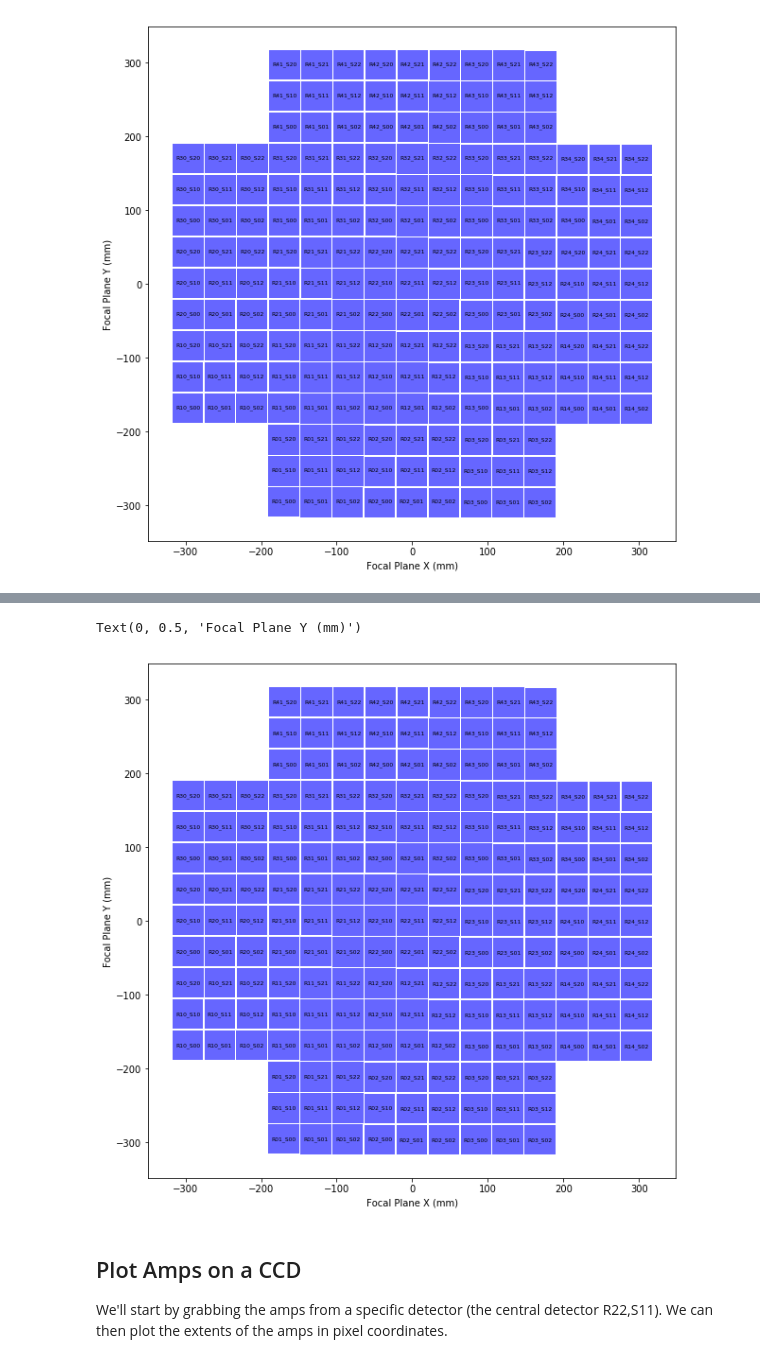
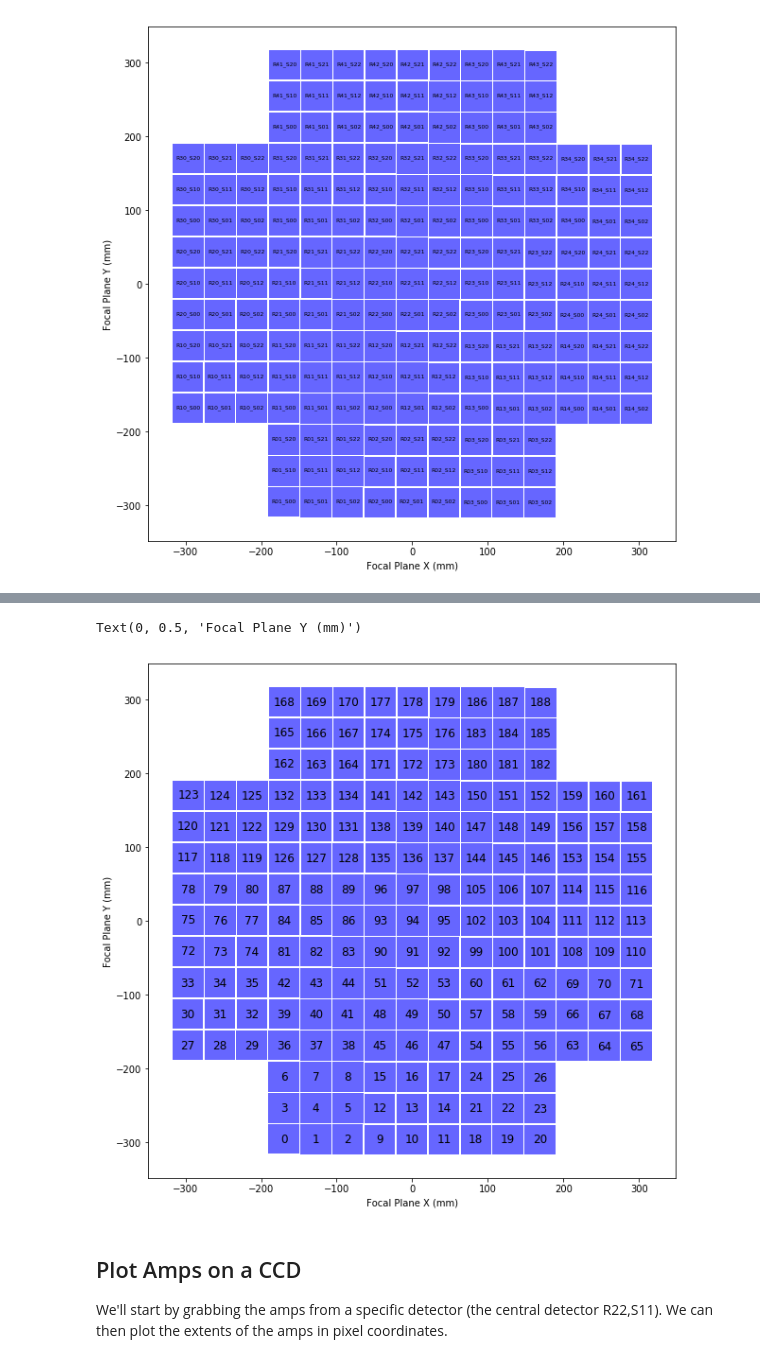
Before and after one commit to LSSTScienceCollaborations/StackClub, a Jupyter notebook: Visualization/LsstCameraGeometry.ipynb, the cells around one changed output, grey strips where cells are left out. Saved outputs shown, nothing was run; the diff lists cells and outputs as text; code cells hidden in the pictures.

Commit message:
Update to LSST Camera Visualization

```diff
--- a/Visualization/LsstCameraGeometry.ipynb
+++ b/Visualization/LsstCameraGeometry.ipynb
@@ -60,33 +66,33 @@ Let's start by breaking up the process. First, we'll work on plotting the CCDs o
 # %%
 fig= plt.figure(figsize=(10,10))
 ax = plt.gca()
 
 xvals,yvals = [],[]
 colors,patches = [],[]
 for det in camera:
     corners = [(c.getX(), c.getY()) for c in det.getCorners(FOCAL_PLANE)]
     for corner in corners:
         xvals.append(corner[0])
         yvals.append(corner[1])
     colors.append('b')
     patches.append(Polygon(corners, True))
     center = det.getOrientation().getFpPosition()
-    text = det.getName()
+    text = det.getId()
     ax.text(center.getX(), center.getY(), text,
-            ha='center', va='center', size=6)
+            ha='center', va='center', size=12)
 
 patchCollection = PatchCollection(patches, alpha=0.6, facecolor=colors)
 ax.add_collection(patchCollection)
 
 ax.set_xlim(min(xvals) - abs(0.1*min(xvals)),
             max(xvals) + abs(0.1*max(xvals)))
 ax.set_ylim(min(yvals) - abs(0.1*min(yvals)),
             max(yvals) + abs(0.1*max(yvals)))
 ax.set_xlabel('Focal Plane X (mm)')
 ax.set_ylabel('Focal Plane Y (mm)')
 # %% [output]
 Text(0, 0.5, 'Focal Plane Y (mm)')
-[figure, old version]
+[figure, new version]
 # %% [markdown]
 ## Plot Amps on a CCD
 
```
Also changed, not shown: parts of 16 cells of this notebook.
